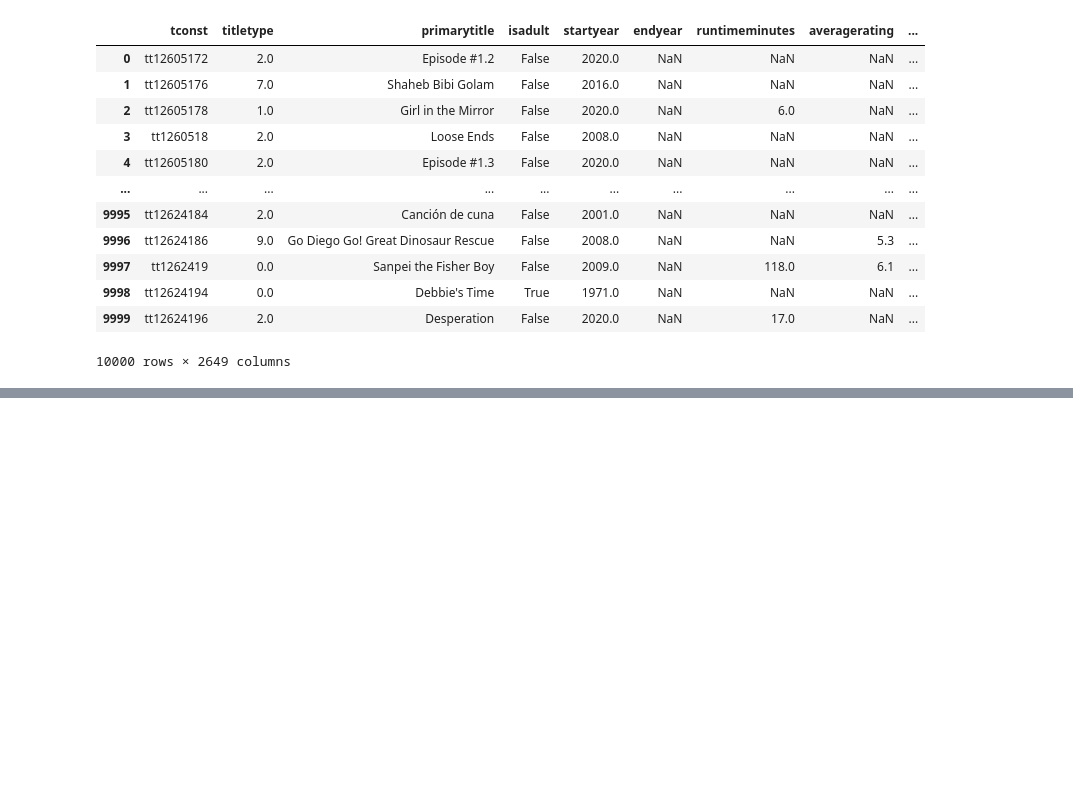
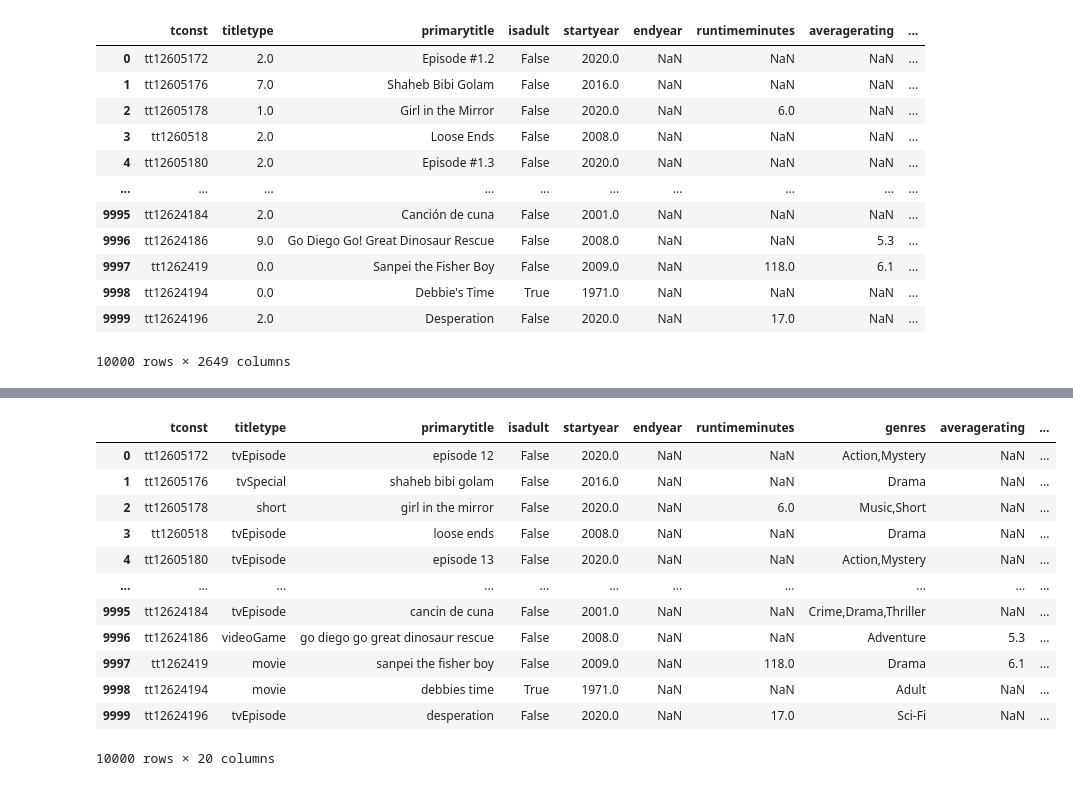
Before and after one commit to MelodyDuplaix/Netfloox_g0_JohnBondouxDuplaix, a Jupyter notebook: notebooks/preprocessing.ipynb, the cells around one changed output, grey strips where cells are left out. Saved outputs shown, nothing was run; the diff lists cells and outputs as text; code cells hidden in the pictures; blank space fills up the shorter version.

```diff
--- a/notebooks/preprocessing.ipynb
+++ b/notebooks/preprocessing.ipynb
@@ -518,0 +545,17 @@ df_final
+# %%
+new_df = Featurescleaning(df)
+new_df
+# %% [output]
+|  | tconst | titletype | primarytitle | isadult | startyear | endyear | runtimeminutes | genres | averagerating | ... |
+| 0 | tt12605172 | tvEpisode | episode 12 | False | 2020.0 | NaN | NaN | Action,Mystery | NaN | ... |
+| 1 | tt12605176 | tvSpecial | shaheb bibi golam | False | 2016.0 | NaN | NaN | Drama | NaN | ... |
+| 2 | tt12605178 | short | girl in the mirror | False | 2020.0 | NaN | 6.0 | Music,Short | NaN | ... |
+| 3 | tt1260518 | tvEpisode | loose ends | False | 2008.0 | NaN | NaN | Drama | NaN | ... |
+| 4 | tt12605180 | tvEpisode | episode 13 | False | 2020.0 | NaN | NaN | Action,Mystery | NaN | ... |
+| ... | ... | ... | ... | ... | ... | ... | ... | ... | ... | ... |
+| 9995 | tt12624184 | tvEpisode | cancin de cuna | False | 2001.0 | NaN | NaN | Crime,Drama,Thriller | NaN | ... |
+| 9996 | tt12624186 | videoGame | go diego go great dinosaur rescue | False | 2008.0 | NaN | NaN | Adventure | 5.3 | ... |
+| 9997 | tt1262419 | movie | sanpei the fisher boy | False | 2009.0 | NaN | 118.0 | Drama | 6.1 | ... |
+| 9998 | tt12624194 | movie | debbies time | True | 1971.0 | NaN | NaN | Adult | NaN | ... |
+| 9999 | tt12624196 | tvEpisode | desperation | False | 2020.0 | NaN | 17.0 | Sci-Fi | NaN | ... |
+10000 rows × 20 columns
```
Also changed, not shown: parts of 4 cells of this notebook, 1 other file.
